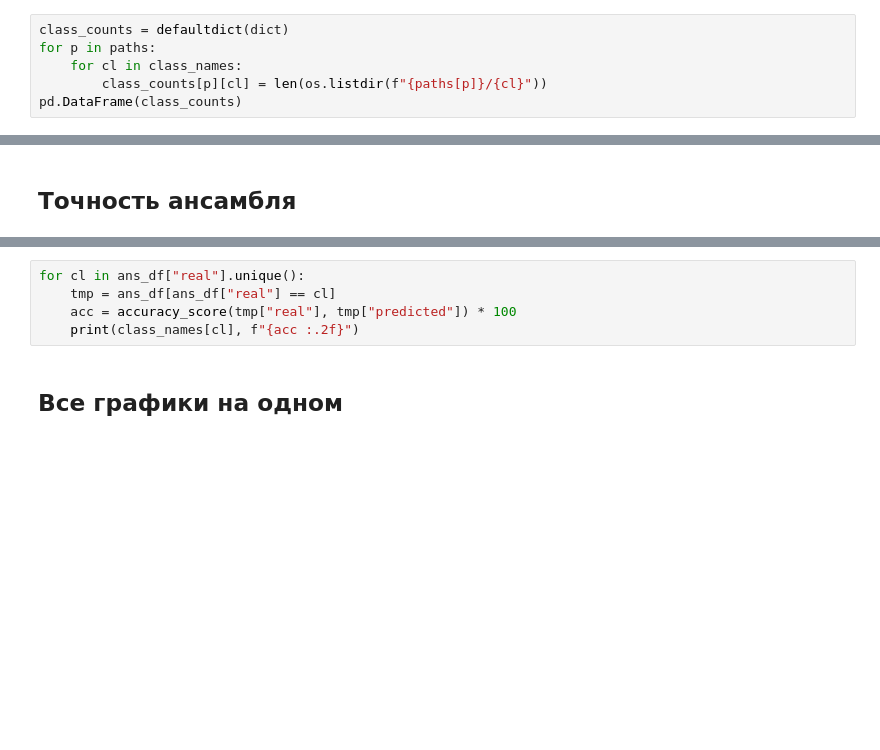
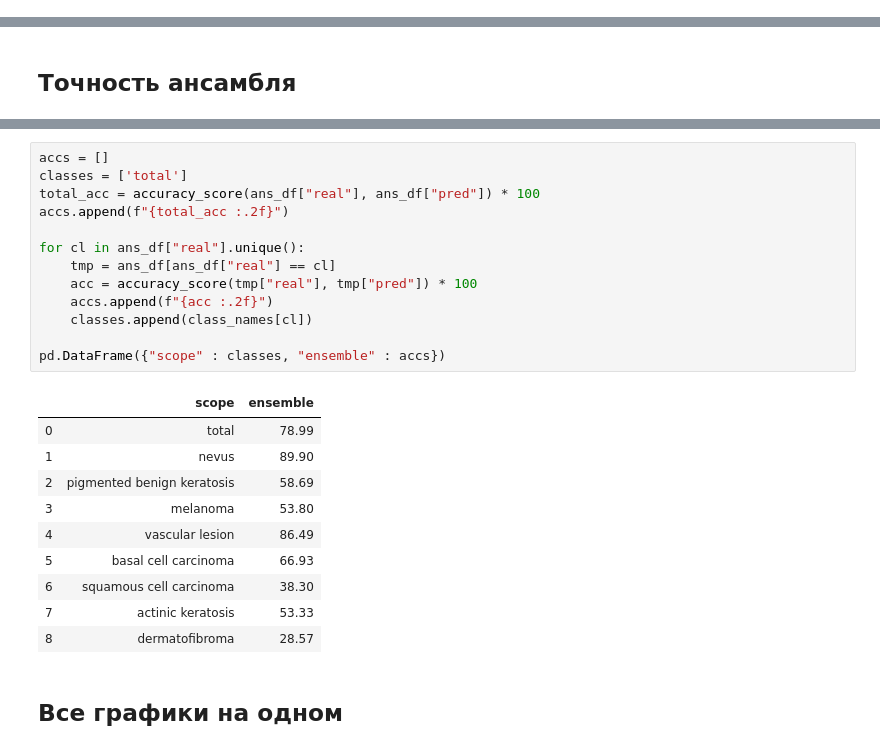
Before and after one commit to gurmaaan/MedNN, a Jupyter notebook: TransferLearning.ipynb, the cells around one changed output, grey strips where cells are left out. Drawn from its saved outputs; the diff is of its cells as text; blank space fills up the shorter version.

```diff
--- a/TransferLearning.ipynb
+++ b/TransferLearning.ipynb
@@ -141,9 +145,3 @@ for p in dataset_sizes:
         print(f"Incorrect bath_size. {p} size % batch_size = {dataset_sizes[p]} % {batch_size} == 1")
 # %% [output]
 {'test': 2504, 'train': 5633, 'valid': 1878}
-# %%
-class_counts = defaultdict(dict)
-for p in paths:
-    for cl in class_names:
-        class_counts[p][cl] = len(os.listdir(f"{paths[p]}/{cl}"))
-pd.DataFrame(class_counts)
@@ -523,8 +571,27 @@ print(f"{total_acc :.2f}")
 # %%
+accs = []
+classes = ['total']
+total_acc = accuracy_score(ans_df["real"], ans_df["pred"]) * 100
+accs.append(f"{total_acc :.2f}")
+
 for cl in ans_df["real"].unique():
     tmp = ans_df[ans_df["real"] == cl]
-    acc = accuracy_score(tmp["real"], tmp["predicted"]) * 100
-    print(class_names[cl], f"{acc :.2f}")
+    acc = accuracy_score(tmp["real"], tmp["pred"]) * 100
+    accs.append(f"{acc :.2f}")
+    classes.append(class_names[cl])
+
+pd.DataFrame({"scope" : classes, "ensemble" : accs})
+# %% [output]
+|  | scope | ensemble |
+| 0 | total | 78.99 |
+| 1 | nevus | 89.90 |
+| 2 | pigmented benign keratosis | 58.69 |
+| 3 | melanoma | 53.80 |
+| 4 | vascular lesion | 86.49 |
+| 5 | basal cell carcinoma | 66.93 |
+| 6 | squamous cell carcinoma | 38.30 |
+| 7 | actinic keratosis | 53.33 |
+| 8 | dermatofibroma | 28.57 |
 # %% [markdown]
 ## Все графики на одном
 # %%
```
Also changed, not shown: parts of 21 cells of this notebook, 2 other files.
